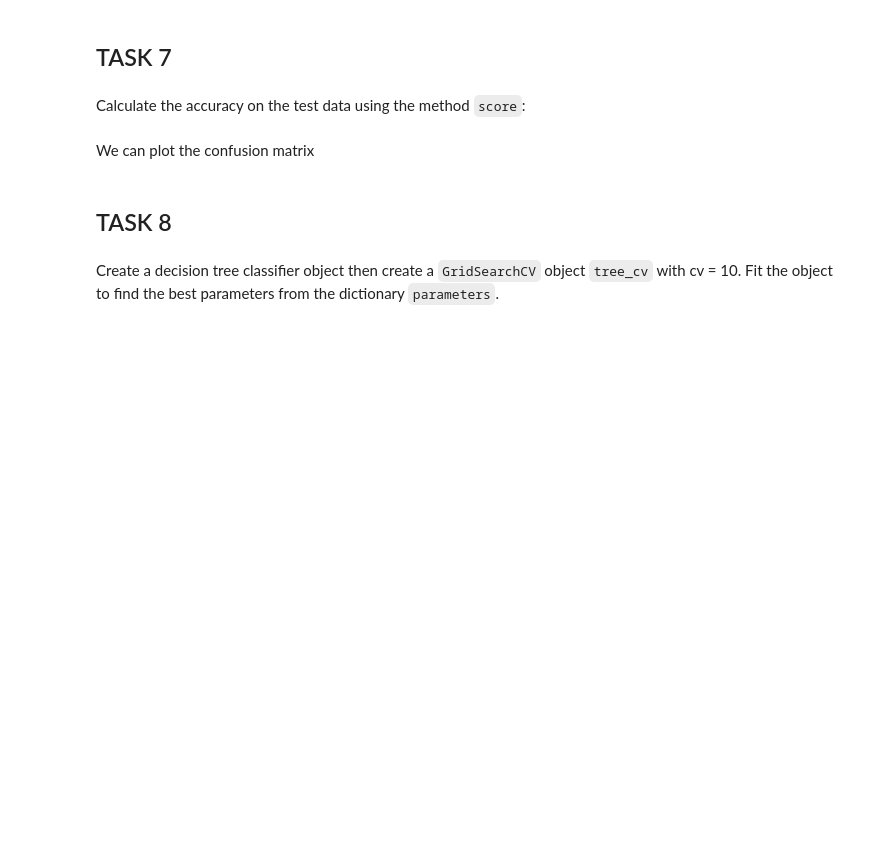
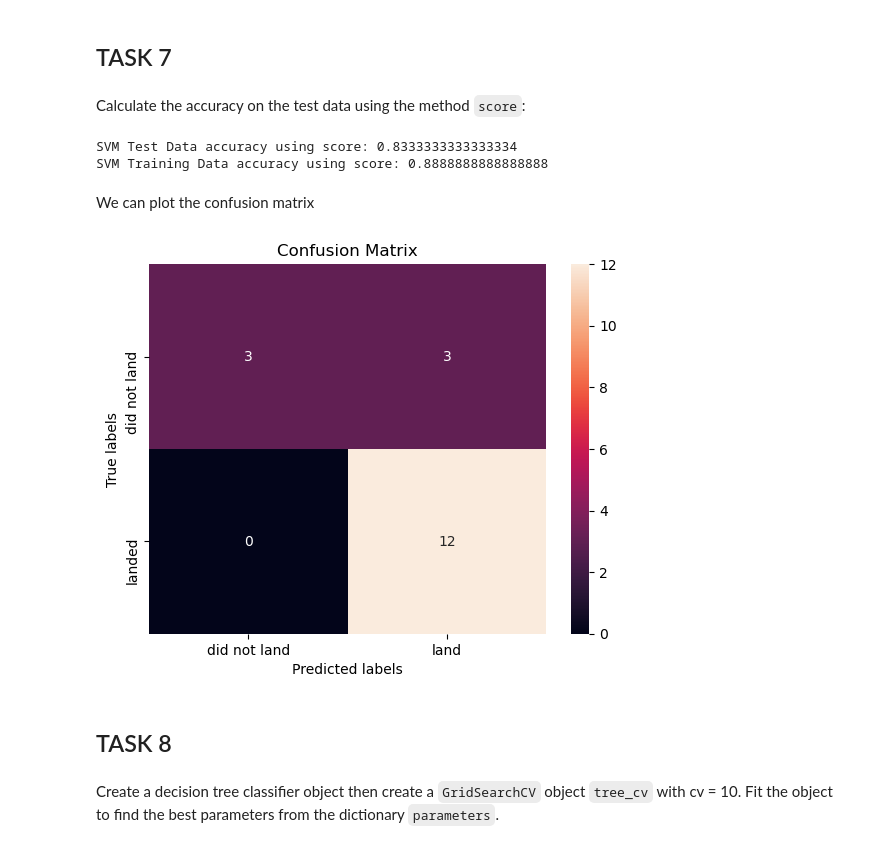
Before and after one commit to icgibbs/DataScienceCapstone, a Jupyter notebook: SpaceX_Machine Learning Prediction_Part_5.ipynb, the cells around one changed output. Saved outputs shown, nothing was run; the diff lists cells and outputs as text; code cells hidden in the pictures; blank space fills up the shorter version.

```diff
--- a/SpaceX_Machine Learning Prediction_Part_5.ipynb
+++ b/SpaceX_Machine Learning Prediction_Part_5.ipynb
@@ -263,3 +275,7 @@ parameters = {'kernel':('linear', 'rbf','poly','rbf', 'sigmoid'),
               'C': np.logspace(-3, 3, 5),
               'gamma':np.logspace(-3, 3, 5)}
 svm = SVC()
+
+#cv can't be "-10", as there can't be <0 folds, so assume the instructions were really to set cv to 10.
+svm_cv = GridSearchCV(estimator=svm, param_grid=parameters, cv = 10)
+svm_cv.fit(X_train, Y_train)
@@ -270,11 +299,19 @@ print("accuracy :",svm_cv.best_score_)
 ## TASK  7
 # %% [markdown]
 Calculate the accuracy on the test data using the method <code>score</code>:
+# %%
+print("SVM Test Data accuracy using score:",svm_cv.score(X_test, Y_test))
+print("SVM Training Data accuracy using score:",svm_cv.score(X_train, Y_train))
+# %% [output]
+SVM Test Data accuracy using score: 0.8333333333333334
+SVM Training Data accuracy using score: 0.8888888888888888
 # %% [markdown]
 We can plot the confusion matrix
 # %%
-yhat=svm_cv.predict(X_test)
-plot_confusion_matrix(Y_test,yhat)
+yhat_svm=svm_cv.predict(X_test)
+plot_confusion_matrix(Y_test,yhat_svm)
+# %% [output]
+[figure, added]
 # %% [markdown]
 ## TASK  8
 # %% [markdown]
```
Also changed, not shown: parts of 19 cells of this notebook.
